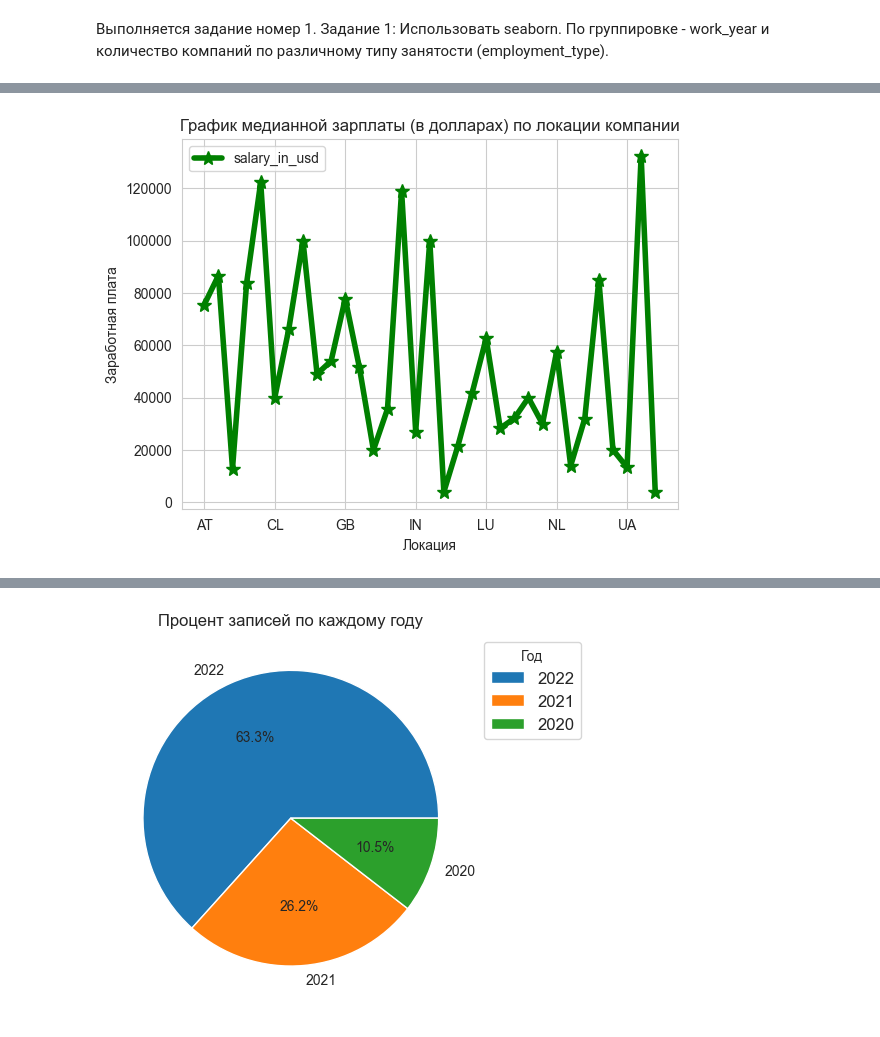
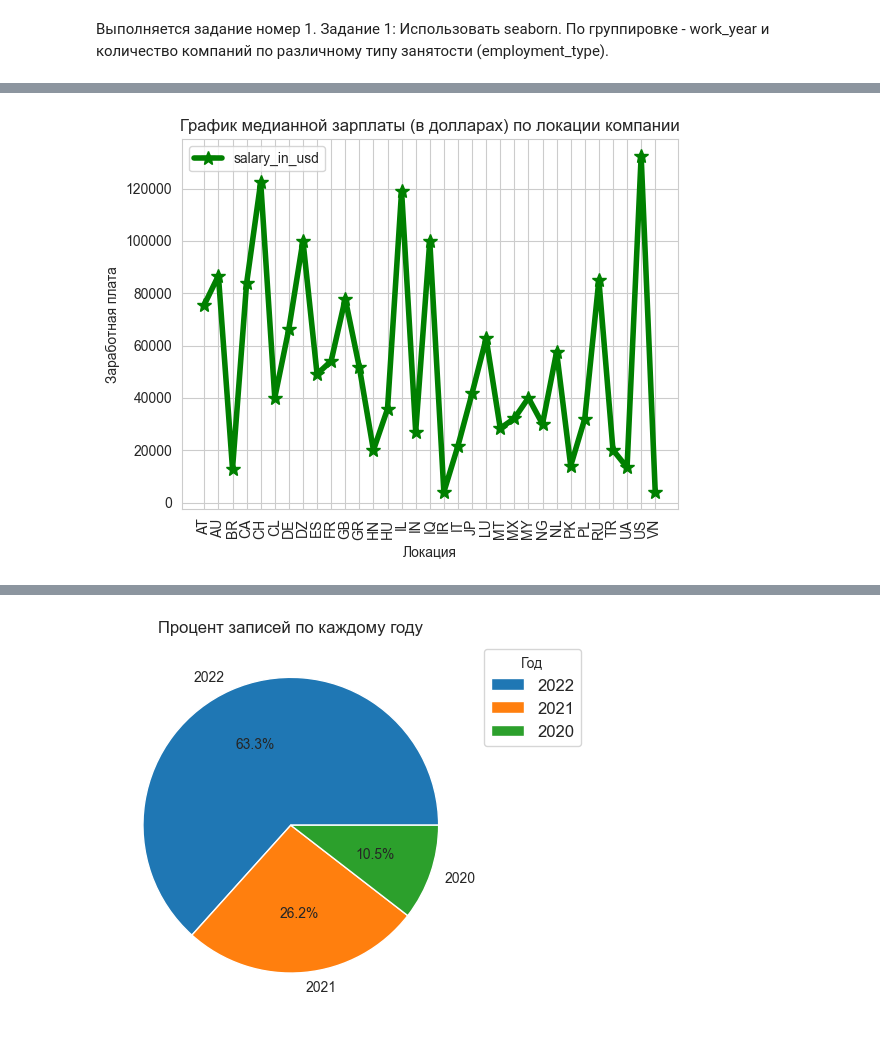
Before and after one commit to MaksimLevchenko/data_analysis_2, a Jupyter notebook: ЛР2_ЛевченкоМС_7.ipynb, the cells around one changed output, grey strips where cells are left out. Saved outputs shown, nothing was run; the diff lists cells and outputs as text; code cells hidden in the pictures.

```diff
--- a/ЛР2_ЛевченкоМС_7.ipynb
+++ b/ЛР2_ЛевченкоМС_7.ipynb
@@ -83,8 +83,8 @@ memory usage: 31.5+ KB
 Изменяется тип данных для полей work_year, salary_in_usd, salary на int, так как они являются целочисленными.
 # %%
 df['salary'] = df['salary'].astype(int, errors='ignore')
-df['work_year'] = df['work_year'].astype(int)
-df['salary_in_usd'] = df['salary_in_usd'].astype(int)
+df['work_year'] = df['work_year'].values.astype(int)
+df['salary_in_usd'] = df['salary_in_usd'].values.astype(int)
 # %% [markdown]
 Описываются числовые столбцы.
 # %%
@@ -256,12 +298,13 @@ plt.show()
 # %%
 pivot_table = df.pivot_table(values='salary_in_usd', index='company_location', aggfunc='mean')
 
 # Построение графика с зелёной линией и маркерами
-pivot_table.plot(kind='line', color='green', linewidth=4, marker='*', markersize=10, )
+pivot_table.plot(kind='line', color='green', linewidth=4, marker='*', markersize=10, rot=90)
+plt.xticks(range(len(pivot_table.index)), pivot_table.index)
 plt.title('График медианной зарплаты (в долларах) по локации компании')
 plt.xlabel('Локация')
 plt.ylabel('Заработная плата')
 plt.grid(True)
 plt.show()
 # %% [output]
-[figure, old version]
+[figure, new version]
```
Also changed, not shown: parts of 28 cells of this notebook.
